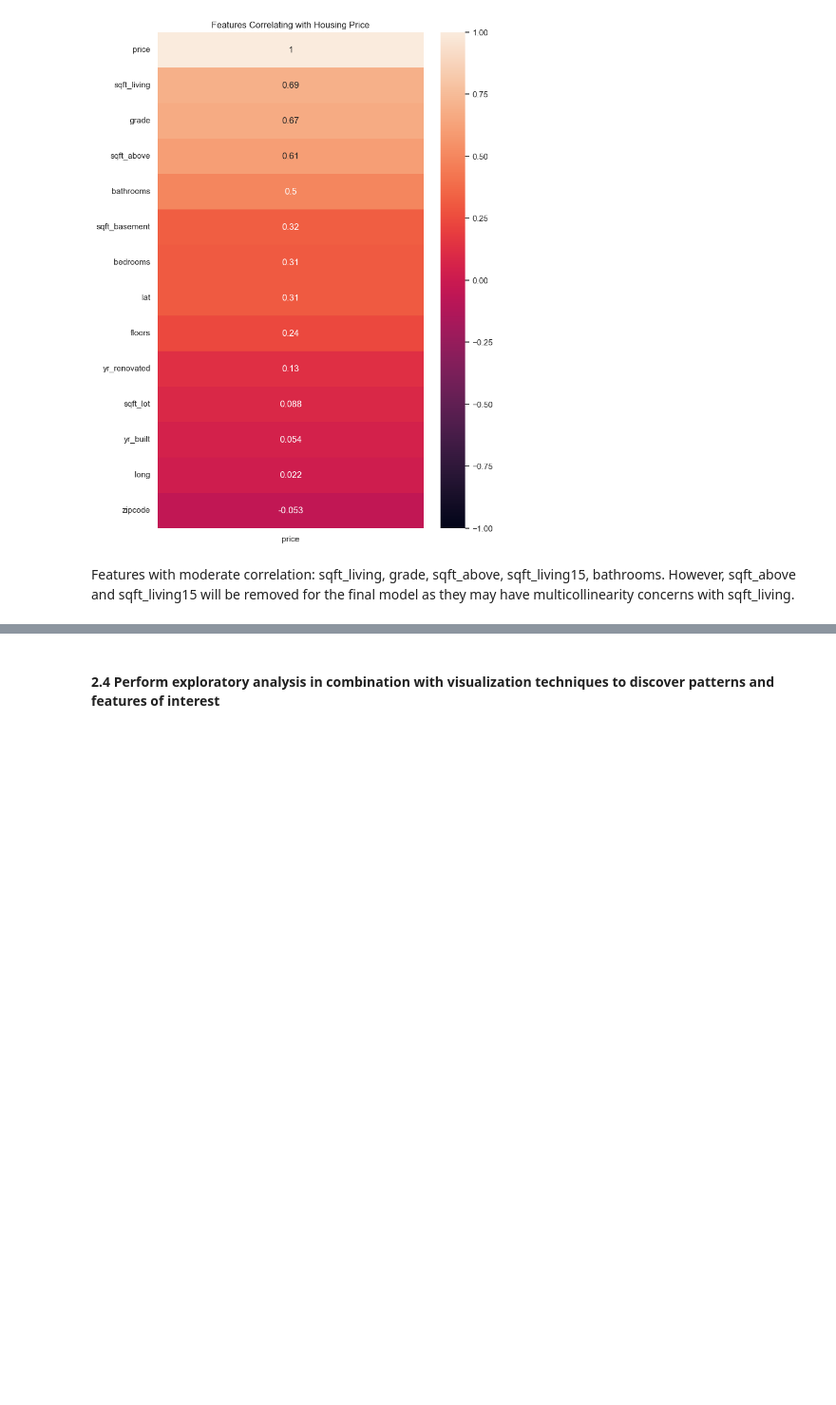
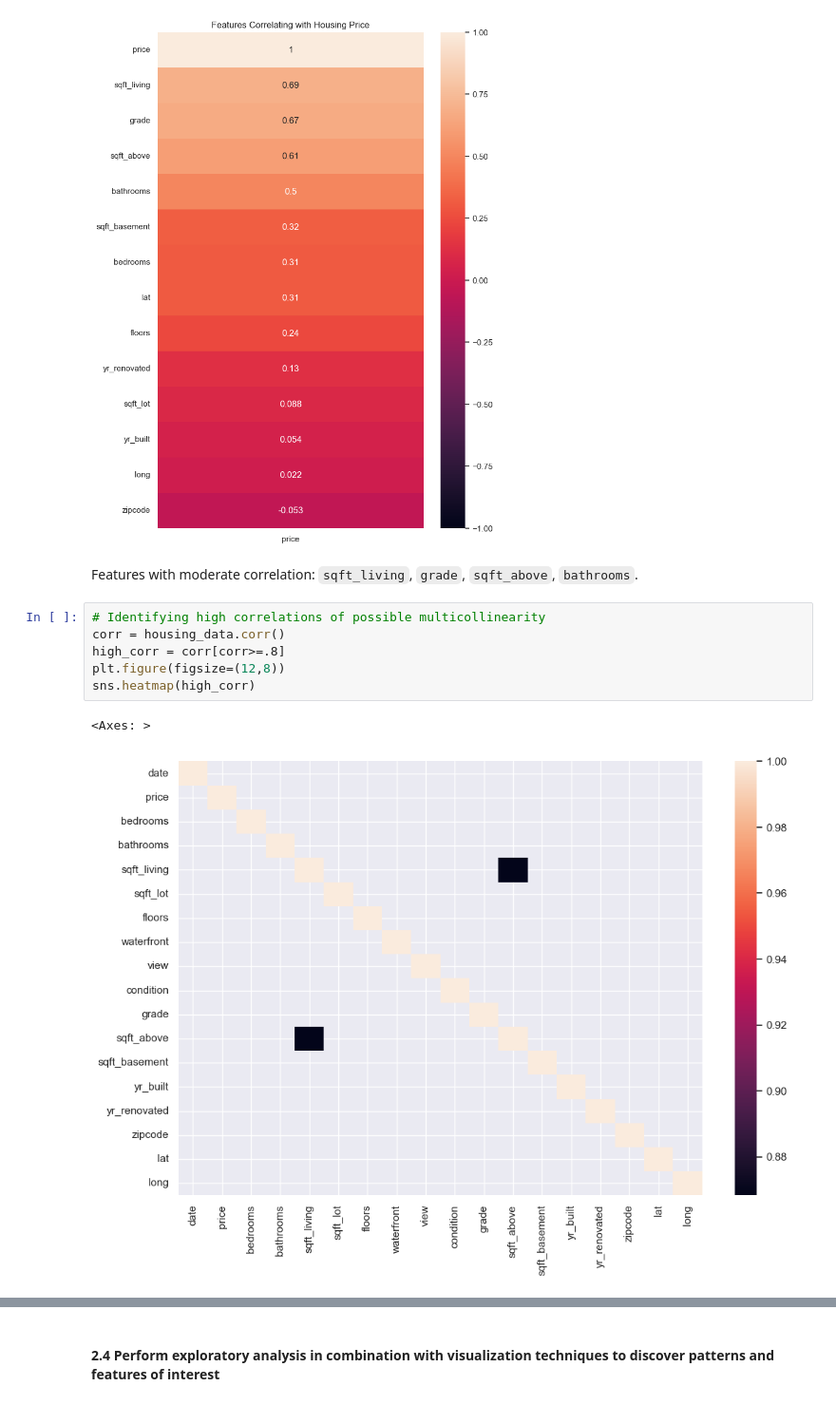
Before and after one commit to renaqd/team5-ADS500B, a Jupyter notebook: FinalProject_team5.ipynb, the cells around one changed output, grey strips where cells are left out. Shown at 95% size. Drawn from its saved outputs; the diff is of its cells as text; blank space fills up the shorter version.

Commit message:
added heatmap

```diff
--- a/FinalProject_team5.ipynb
+++ b/FinalProject_team5.ipynb
@@ -245,5 +245,14 @@ heatmap = sns.heatmap(housing_data.corr(numeric_only=True)[['price']].sort_value
 heatmap.set_title('Features Correlating with Housing Price');
 # %% [output]
 [figure]
-# %% [markdown]
-Features with moderate correlation: sqft_living, grade, sqft_above, sqft_living15, bathrooms. However, sqft_above and sqft_living15 will be removed for the final model as they may have multicollinearity concerns with sqft_living.
+# %% [markdown]
+Features with moderate correlation: `sqft_living`, `grade`, `sqft_above`, `bathrooms`.
+# %%
+# Identifying high correlations of possible multicollinearity
+corr = housing_data.corr()
+high_corr = corr[corr>=.8]
+plt.figure(figsize=(12,8))
+sns.heatmap(high_corr)
+# %% [output]
+<Axes: >
+[figure, added]
```
Also changed, not shown: parts of 2 cells of this notebook.
